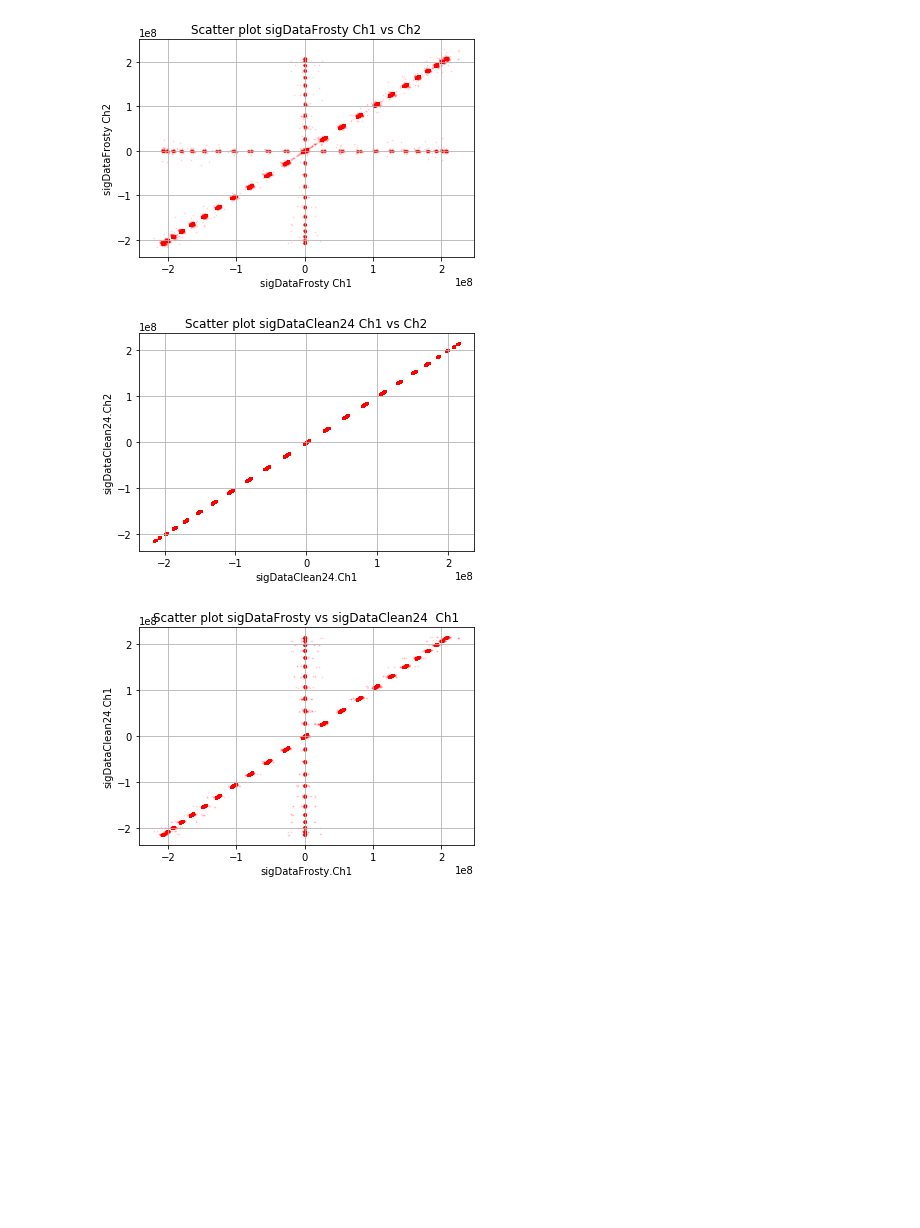
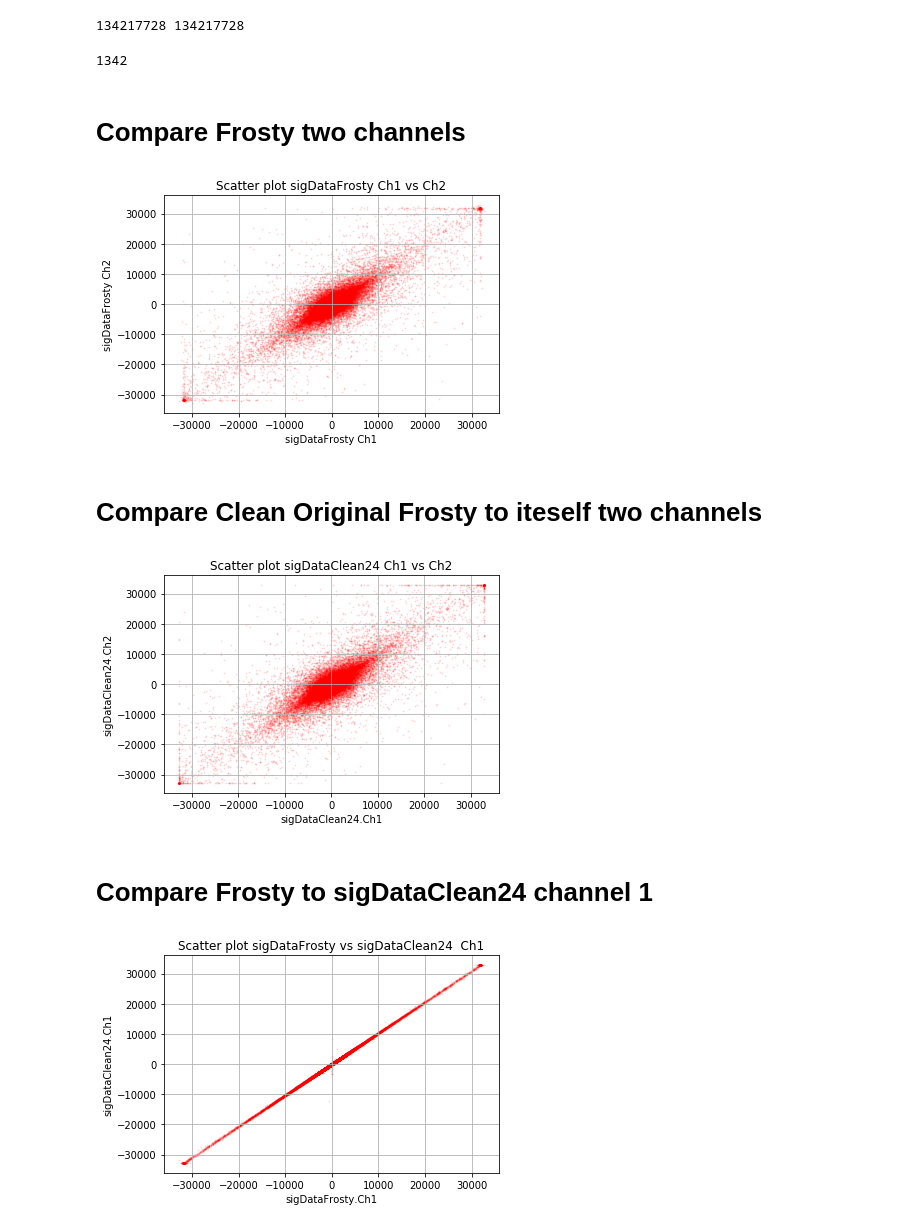
Before and after one commit to zmadscientist/AudioTools, a Jupyter notebook: ReadingAndComparingWavs.ipynb, the cells around one changed output. Drawn from its saved outputs; the diff is of its cells as text; code cells hidden in the pictures; blank space fills up the shorter version.

Commit message:
generally useful reading and plotting and finding conseutive zeros

```diff
--- a/ReadingAndComparingWavs.ipynb
+++ b/ReadingAndComparingWavs.ipynb
@@ -5,22 +9,24 @@ import numpy as np
 myColumns = ['ch1', 'ch2']
 sigData = pd.DataFrame( columns=myColumns)
 
+#def bob():
 count = 1
-chunk = 1024
+chunk = 1024*1024*128 #1024*512
 #file = 'Dropouts/Frosty_ORIG24bitClean.wav'
 file = 'Dropouts/Frosty.wav'
+
 with sf.SoundFile(file, 'r') as f:
-    size = 4*1024*1024 #f.frames #1024 #f.frames
+    size = chunk #f.frames #1024 #f.frames
     while f.tell() < size:
-        data = f.read(chunk,dtype='int32')
-        if count == 1:
-            sigData  = pd.DataFrame(data)
-            count  += 1
-        else:
-            sigData = pd.concat([sigData, pd.DataFrame(data)])
-            count  += 1
-sigDataFrosty = sigData
+        data = f.read(chunk,dtype='int16')
+        #if count == 1:
+        #    sigData  = pd.DataFrame(data)
+        #    count  += 1
+        #else:
+        #    sigData = pd.concat([sigData, pd.DataFrame(data)])
+        #    count  += 1
+sigDataFrosty = pd.DataFrame(data)
 sigDataFrosty.reset_index(drop=True)
 sigDataFrosty.columns = myColumns
-print (sigDataFrosty.iloc[:,0].max(), sigDataFrosty.iloc[:,0].idxmax())
+print (sigDataFrosty.iloc[:,0].max(), sigDataFrosty.iloc[:,0].idxmax(), sigDataFrosty.shape)
 # %% [output]
@@ -73,30 +102,47 @@ sigDataClean24.head()
+# %%
+print (len(sigDataFrosty), len(sigDataClean24))
+# %% [output]
+134217728 134217728
+# %%
+l = len(sigDataFrosty.ch1)
+skip = int(l/100000)
+skip
+# %% [output]
+1342
+# %% [markdown]
+# Compare Frosty two channels
 # %%
 import matplotlib.pyplot as plt
-plt.scatter(sigDataFrosty.ch1, sigDataFrosty.ch2, s = 1, alpha = .1, c = 'r')
+plt.scatter(sigDataFrosty.ch1[::skip], sigDataFrosty.ch2[::skip], s = 1, alpha = .1, c = 'r')
 plt.title('Scatter plot sigDataFrosty Ch1 vs Ch2')
 plt.xlabel('sigDataFrosty Ch1')
 plt.ylabel('sigDataFrosty Ch2')
 plt.grid()
 plt.show()
 # %% [output]
-[figure, old version]
+[figure, new version]
+# %% [markdown]
+# Compare Clean Original Frosty to iteself two channels
 # %%
 import matplotlib.pyplot as plt
-plt.scatter(sigDataClean24.ch1, sigDataClean24.ch2, s = 1, alpha = .1, c = 'r')
+#skip = 1
+plt.scatter(sigDataClean24.ch1[::skip], sigDataClean24.ch2[::skip], s = 1, alpha = .1, c = 'r')
 plt.title('Scatter plot sigDataClean24 Ch1 vs Ch2')
 plt.xlabel('sigDataClean24.Ch1')
 plt.ylabel('sigDataClean24.Ch2')
 plt.grid()
 plt.show()
 # %% [output]
-[figure, old version]
+[figure, new version]
+# %% [markdown]
+# Compare Frosty to sigDataClean24 channel 1
 # %%
 import matplotlib.pyplot as plt
-plt.scatter(sigDataFrosty.ch1, sigDataClean24.ch1, s = 1, alpha = .1, c = 'r')
+plt.scatter(sigDataFrosty.ch1[::skip], sigDataClean24.ch1[::skip], s = 1, alpha = .1, c = 'r')
 plt.title('Scatter plot sigDataFrosty vs sigDataClean24  Ch1')
 plt.xlabel('sigDataFrosty.Ch1')
 plt.ylabel('sigDataClean24.Ch1')
 plt.grid()
 plt.show()
 # %% [output]
-[figure, old version]
+[figure, new version]
```
Also changed, not shown: parts of 28 cells of this notebook.
